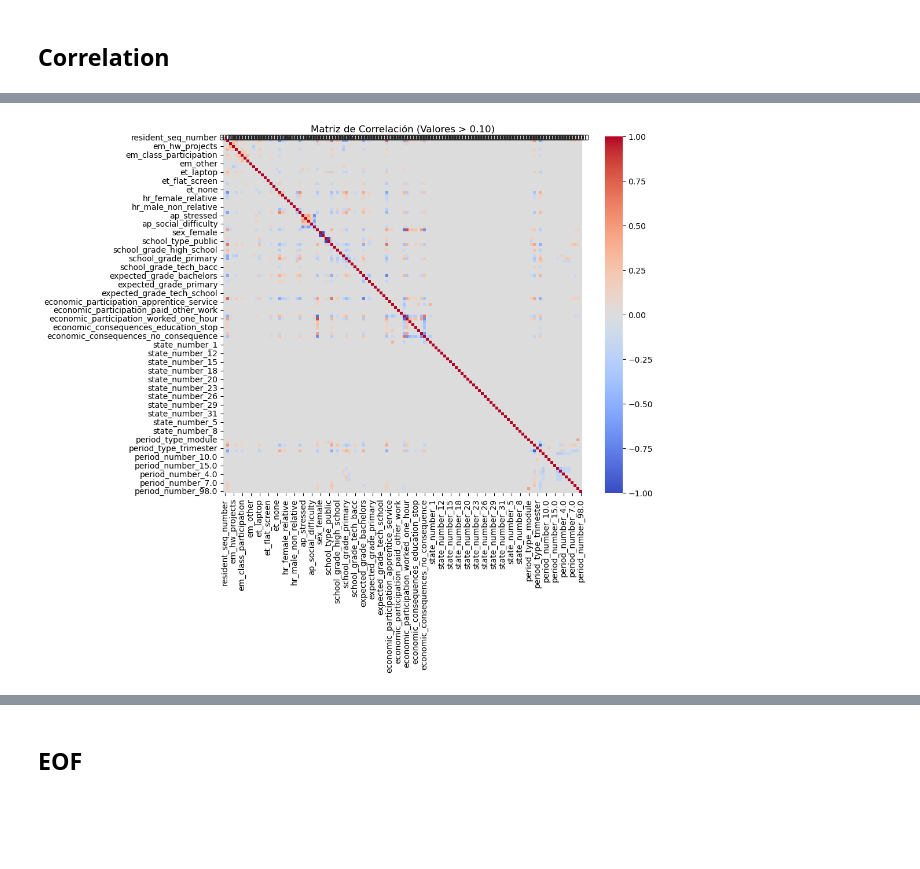
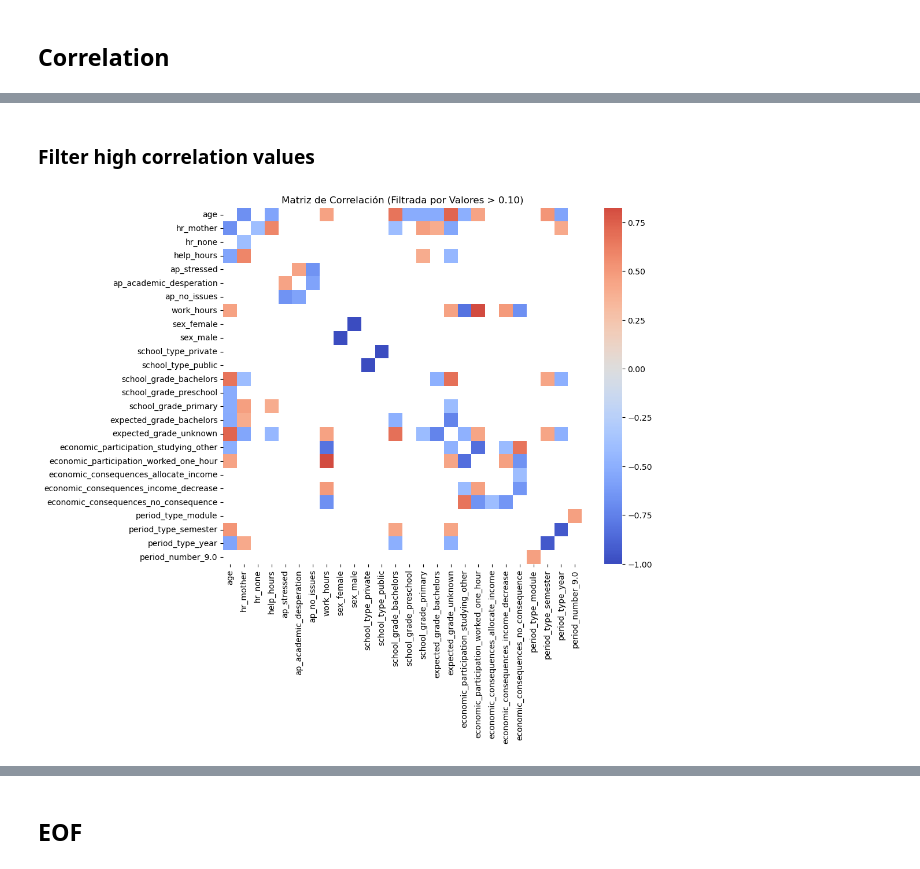
Before and after one commit to Maxkaizo/---_-ML-Zoomcamp-2024, a Jupyter notebook: eda.ipynb, the cells around one changed output, grey strips where cells are left out. Drawn from its saved outputs; the diff is of its cells as text; code cells hidden in the pictures; blank space fills up the shorter version.

```diff
--- a/eda.ipynb
+++ b/eda.ipynb
@@ -602,20 +588,30 @@ plt.show()
+# %% [markdown]
+### Filter high correlation values
 # %%
 import seaborn as sns
 import matplotlib.pyplot as plt
+import numpy as np
 
 # Generar dummies para variables categóricas
 df_dummies = pd.get_dummies(df, drop_first=False)
 
 # Calcular matriz de correlación
 correlation_matrix = df_dummies.corr()
 
-# Filtrar para mostrar solo valores mayores a 0.10 (manteniendo los ceros)
-filtered_matrix = correlation_matrix.where(correlation_matrix.abs() > 0.12, other=0)
+# Eliminar los valores de la diagonal principal (correlación consigo misma)
+np.fill_diagonal(correlation_matrix.values, np.nan)
 
-# Graficar el heatmap con valores filtrados
+# Filtrar la matriz para valores mayores a 0.10
+filtered_matrix = correlation_matrix.where(correlation_matrix.abs() > 0.4)
+
+# Seleccionar solo las filas y columnas con al menos un valor significativo
+significant_features = filtered_matrix.columns[filtered_matrix.abs().sum() > 0.4]
+filtered_matrix = filtered_matrix.loc[significant_features, significant_features]
+
+# Graficar el heatmap con valores filtrados (sin etiquetas)
 plt.figure(figsize=(10, 8))
-sns.heatmap(filtered_matrix, annot=True, cmap='coolwarm', center=0, fmt=".2f", cbar=True)
-plt.title('Matriz de Correlación (Valores > 0.10)')
+sns.heatmap(filtered_matrix, annot=False, cmap='coolwarm', center=0, cbar=True)  # Cambiado annot a False
+plt.title('Matriz de Correlación (Filtrada por Valores > 0.10)')
 plt.show()
 # %% [output]
-[figure, old version]
+[figure, new version]
```
Also changed, not shown: parts of 18 cells of this notebook.
